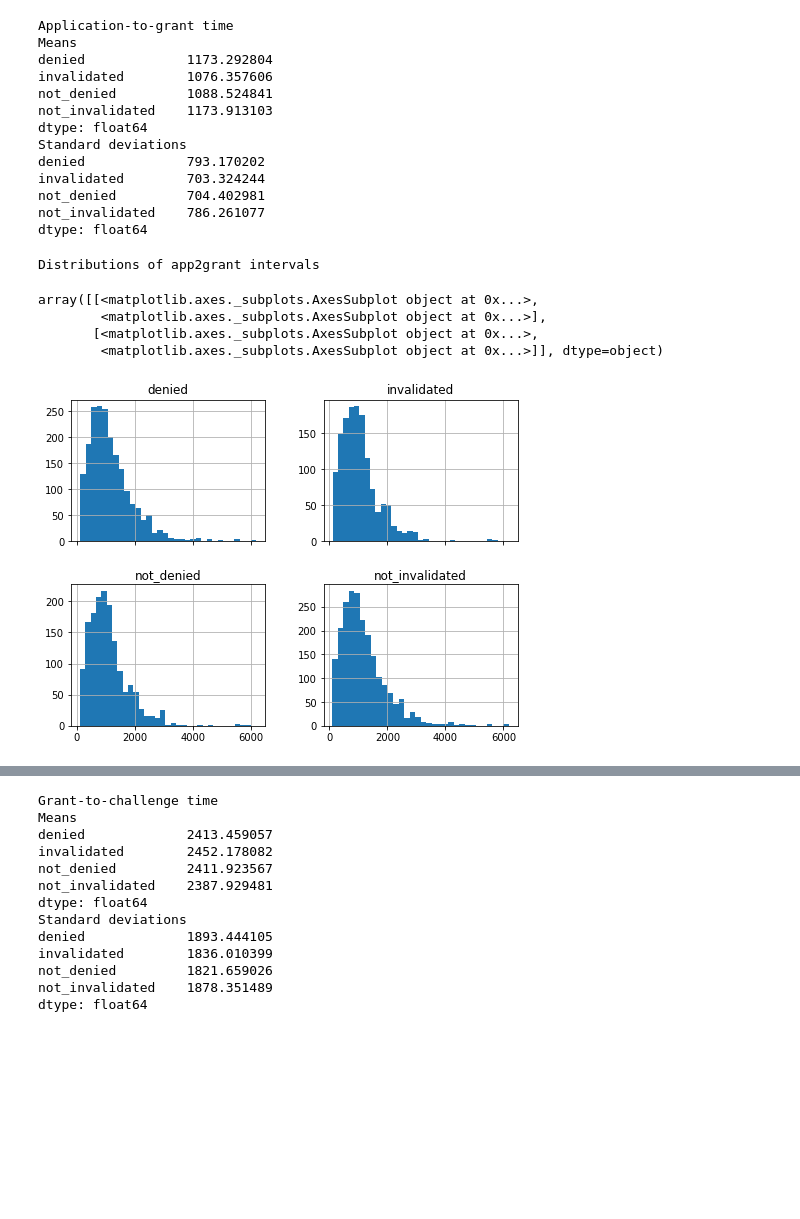
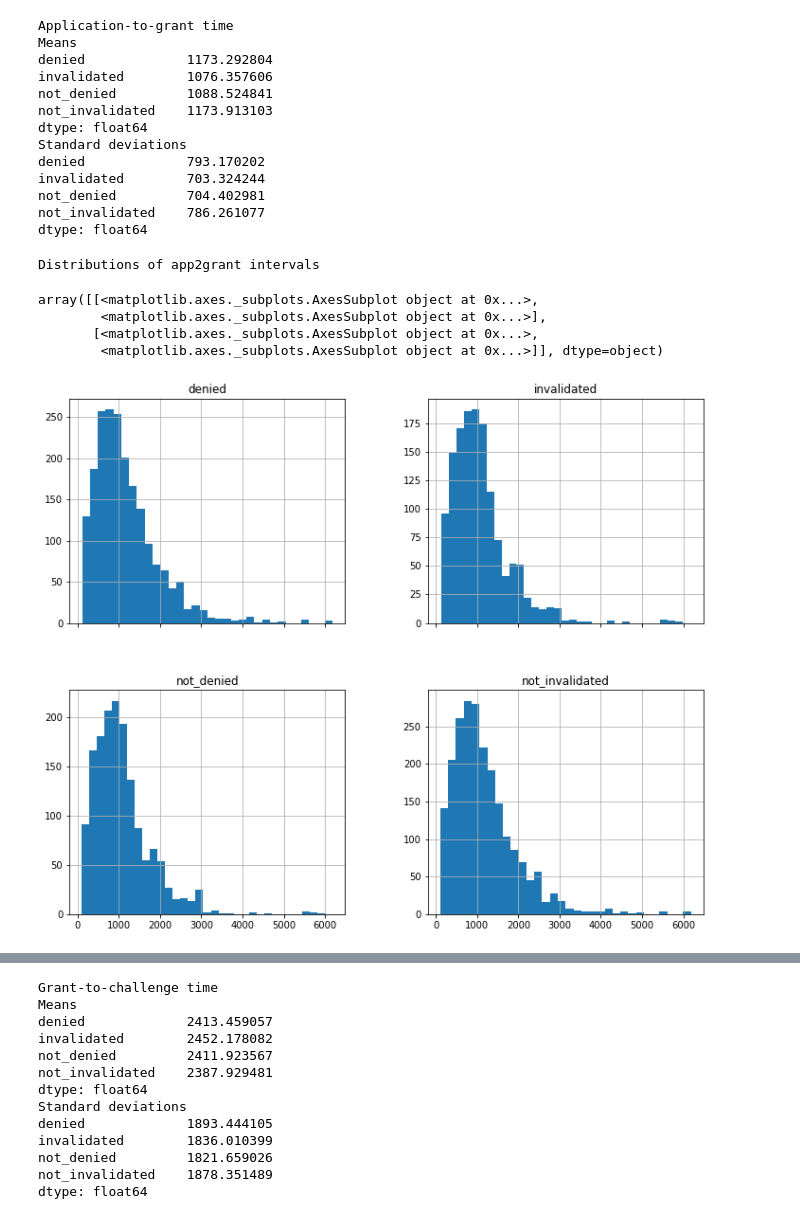
Before and after one commit to davidjwiner/cal-patent-lab, a Jupyter notebook: lib/notebooks/Date-based Descriptive Stats.ipynb, the cells around one changed output, grey strips where cells are left out. Cells and saved outputs as stored; diff of their text form; code cells hidden in the pictures; blank space fills up the shorter version.

```diff
--- a/lib/notebooks/Date-based Descriptive Stats.ipynb
+++ b/lib/notebooks/Date-based Descriptive Stats.ipynb
@@ -53,12 +53,12 @@ not_invalidated    786.261077
 dtype: float64
 # %%
 print("Distributions of app2grant intervals")
-app2grant_df.hist(sharex=True, bins=32, figsize=(8,6))
-app2grant_df[app2grant_df < 2000].hist(sharex=True, bins=32, figsize=(8,6))
+app2grant_df.hist(sharex=True, bins=32, figsize=(12,10))
+app2grant_df[app2grant_df < 2000].hist(sharex=True, bins=32, figsize=(12,10))
 # %% [output]
 Distributions of app2grant intervals
 array([[<matplotlib.axes._subplots.AxesSubplot object at 0x...>,
         <matplotlib.axes._subplots.AxesSubplot object at 0x...>],
        [<matplotlib.axes._subplots.AxesSubplot object at 0x...>,
         <matplotlib.axes._subplots.AxesSubplot object at 0x...>]], dtype=object)
-[figure, old version]
+[figure, new version]
```
Also changed, not shown: parts of 15 cells of this notebook.
